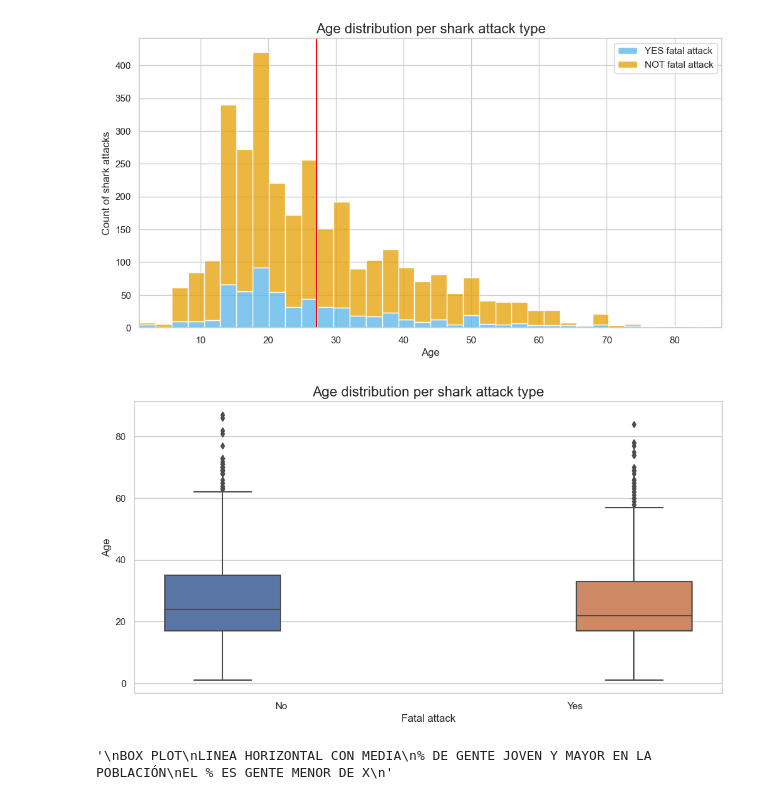
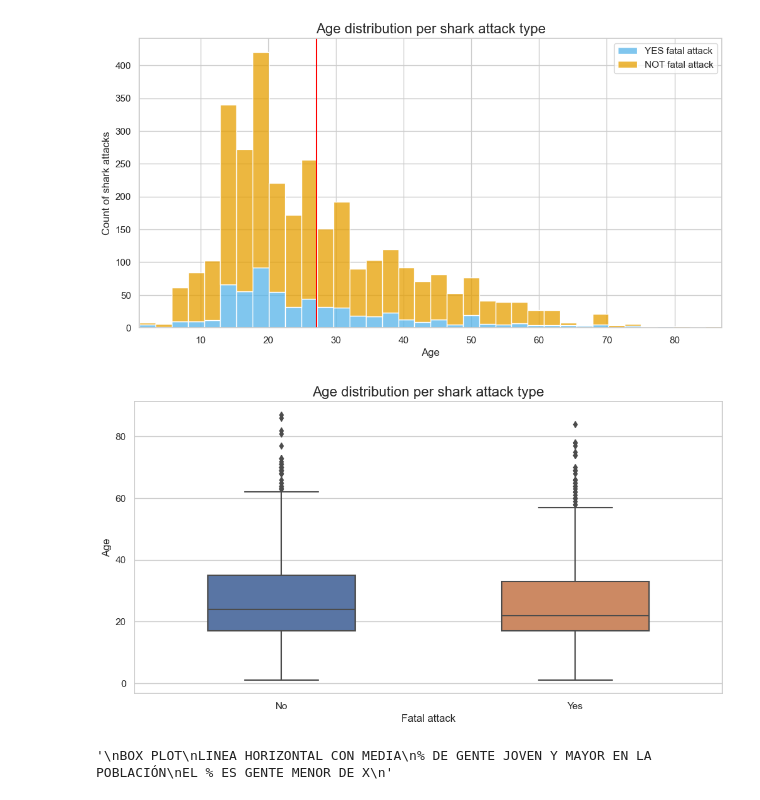
Before and after one commit to laumosa/Project1-Sharks, a Jupyter notebook: exploration.ipynb, the cells around one changed output. Drawn from its saved outputs; the diff is of its cells as text; code cells hidden in the pictures.

```diff
--- a/exploration.ipynb
+++ b/exploration.ipynb
@@ -476,13 +476,13 @@ graf_2.axvline(x=df_3.age.mean(), c="red", label = "Mean");
 # %% [output]
 [figure]
 # %%
-graf_3 = sns.boxplot(data=df_3, x="fatal_(y/n)", y="age", hue="fatal_(y/n)");
+graf_3 = sns.boxplot(data=df_3, x="fatal_(y/n)", y="age", hue="fatal_(y/n)",dodge=False, width=0.5);
 plt.gca().get_legend().remove()
 plt.xlabel("Fatal attack")
 plt.ylabel("Age")
 plt.title("Age distribution per shark attack type", fontsize= 16);
 # %% [output]
-[figure, old version]
+[figure, new version]
 # %%
 """
 % DE GENTE JOVEN Y MAYOR EN LA POBLACIÓN
```
Also changed, not shown: 3 other files.
